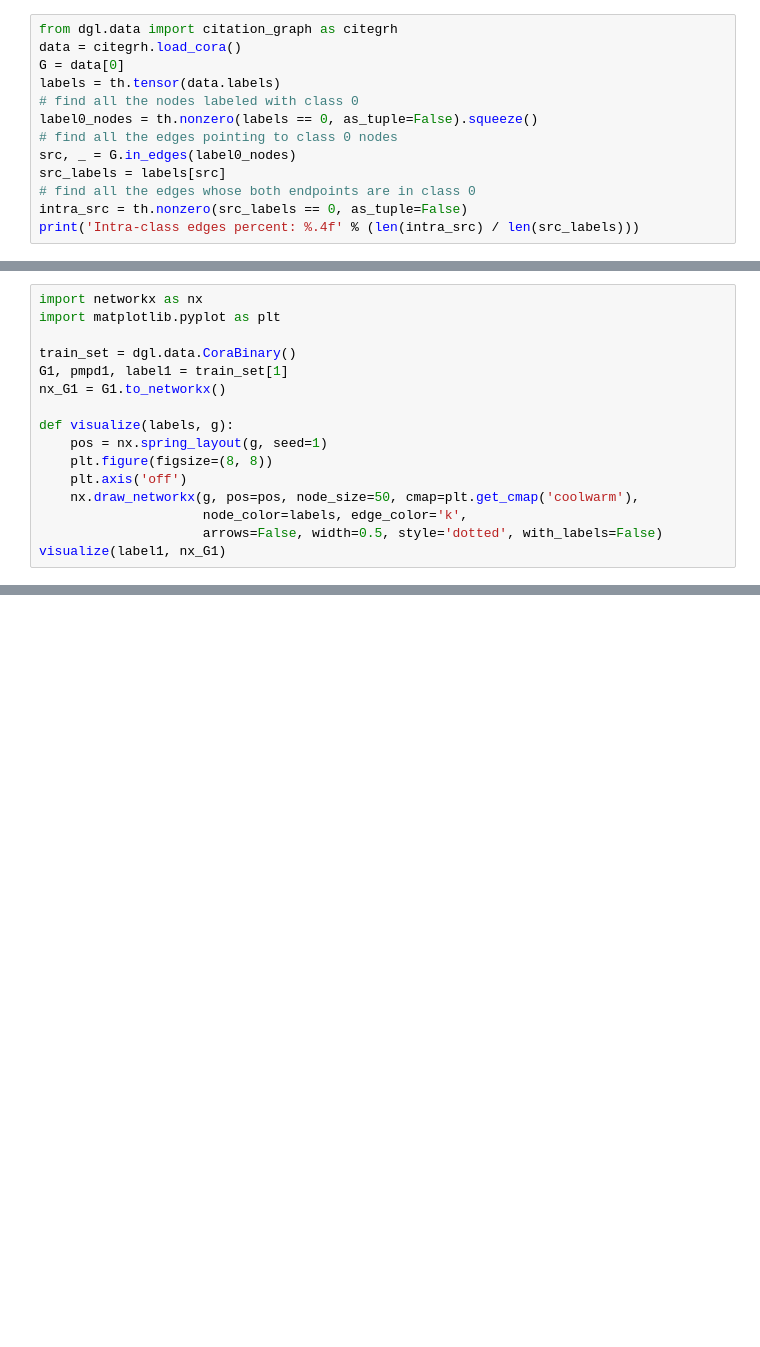
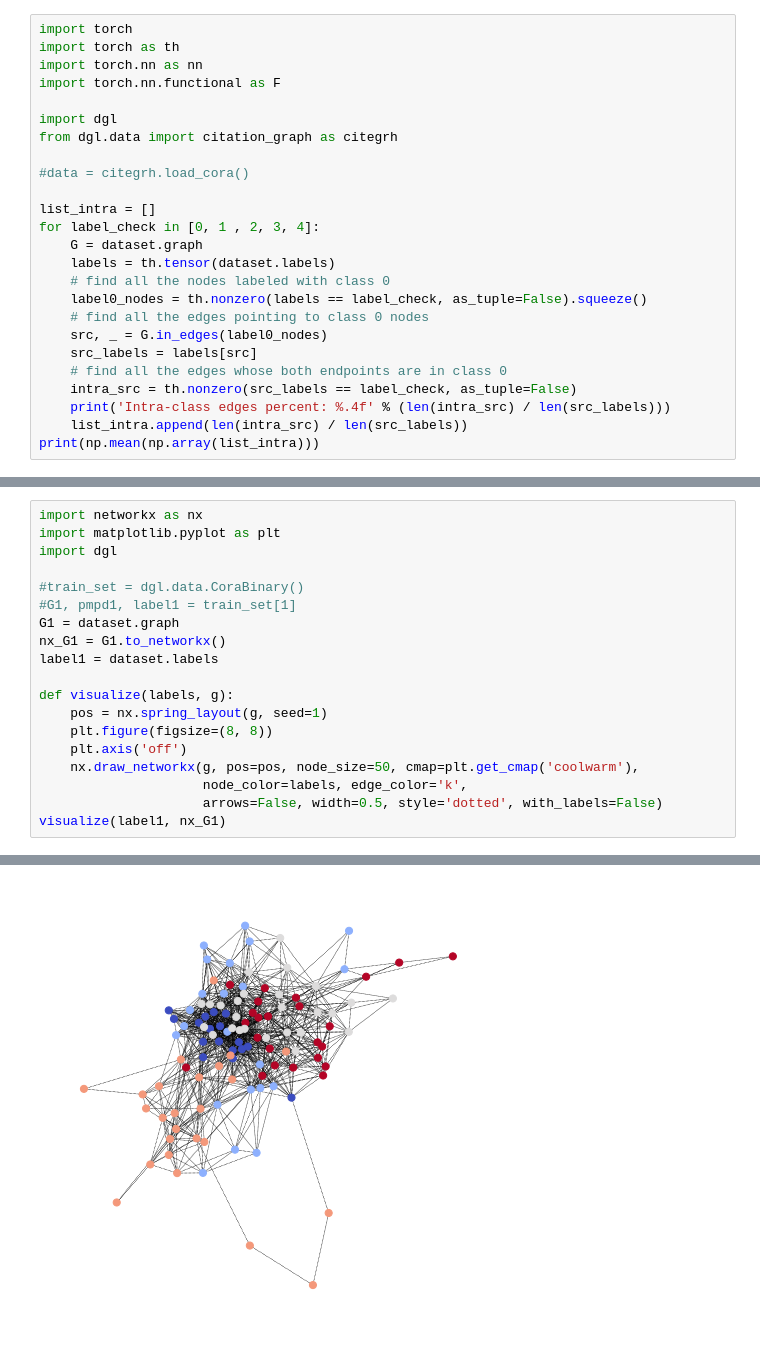
Before and after one commit to santi921/GraphProteins, a Jupyter notebook: notebooks/gnn_scratch.ipynb, the cells around one changed output, grey strips where cells are left out. Saved outputs shown, nothing was run; the diff lists cells and outputs as text; blank space fills up the shorter version.

Commit message:
basic classifier implemented, no edge features

```diff
--- a/notebooks/gnn_scratch.ipynb
+++ b/notebooks/gnn_scratch.ipynb
@@ -129,14 +42,26 @@ Graph with 114 nodes and 5 edges
 # %%
+import torch
+import torch as th
+import torch.nn as nn
+import torch.nn.functional as F
+
+import dgl
 from dgl.data import citation_graph as citegrh
-data = citegrh.load_cora()
-G = data[0]
-labels = th.tensor(data.labels)
-# find all the nodes labeled with class 0
-label0_nodes = th.nonzero(labels == 0, as_tuple=False).squeeze()
-# find all the edges pointing to class 0 nodes
-src, _ = G.in_edges(label0_nodes)
-src_labels = labels[src]
-# find all the edges whose both endpoints are in class 0
-intra_src = th.nonzero(src_labels == 0, as_tuple=False)
-print('Intra-class edges percent: %.4f' % (len(intra_src) / len(src_labels)))
+
+#data = citegrh.load_cora()
+
+list_intra = []
+for label_check in [0, 1 , 2, 3, 4]:
+    G = dataset.graph
+    labels = th.tensor(dataset.labels)
+    # find all the nodes labeled with class 0
+    label0_nodes = th.nonzero(labels == label_check, as_tuple=False).squeeze()
+    # find all the edges pointing to class 0 nodes
+    src, _ = G.in_edges(label0_nodes)
+    src_labels = labels[src]
+    # find all the edges whose both endpoints are in class 0
+    intra_src = th.nonzero(src_labels == label_check, as_tuple=False)
+    print('Intra-class edges percent: %.4f' % (len(intra_src) / len(src_labels)))
+    list_intra.append(len(intra_src) / len(src_labels))
+print(np.mean(np.array(list_intra)))
 # %% [output]
@@ -152,10 +74,13 @@ NameError: name 'th' is not defined
 # %%
 import networkx as nx
 import matplotlib.pyplot as plt
+import dgl
 
-train_set = dgl.data.CoraBinary()
-G1, pmpd1, label1 = train_set[1]
+#train_set = dgl.data.CoraBinary()
+#G1, pmpd1, label1 = train_set[1]
+G1 = dataset.graph
 nx_G1 = G1.to_networkx()
+label1 = dataset.labels
 
 def visualize(labels, g):
     pos = nx.spring_layout(g, seed=1)
@@ -171,0 +94 @@ AttributeError: module 'scipy.sparse' has no attribute 'coo_array'
+[figure, added]
```
Also changed, not shown: parts of 17 cells of this notebook, 5 other files.
